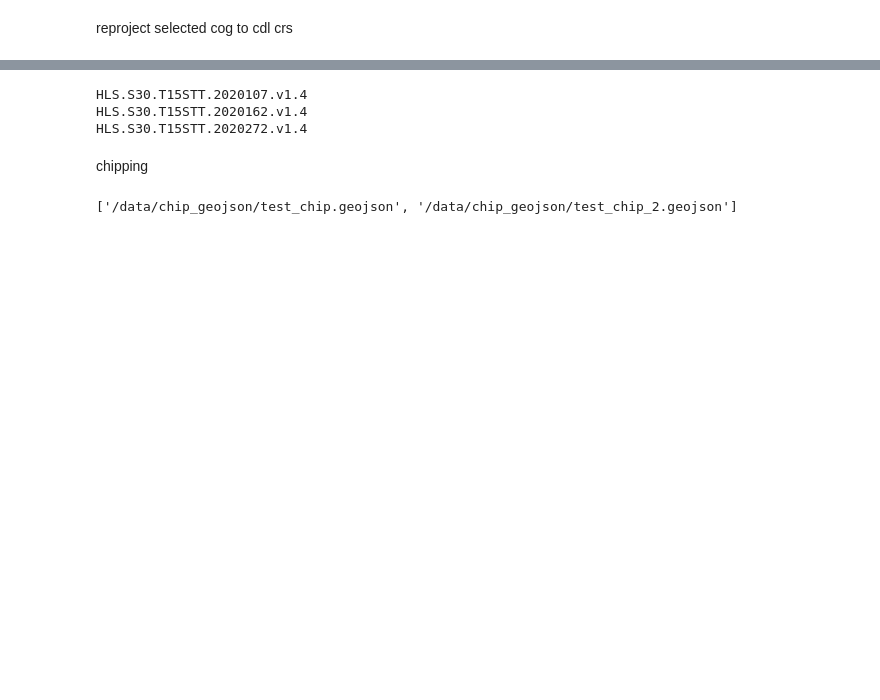
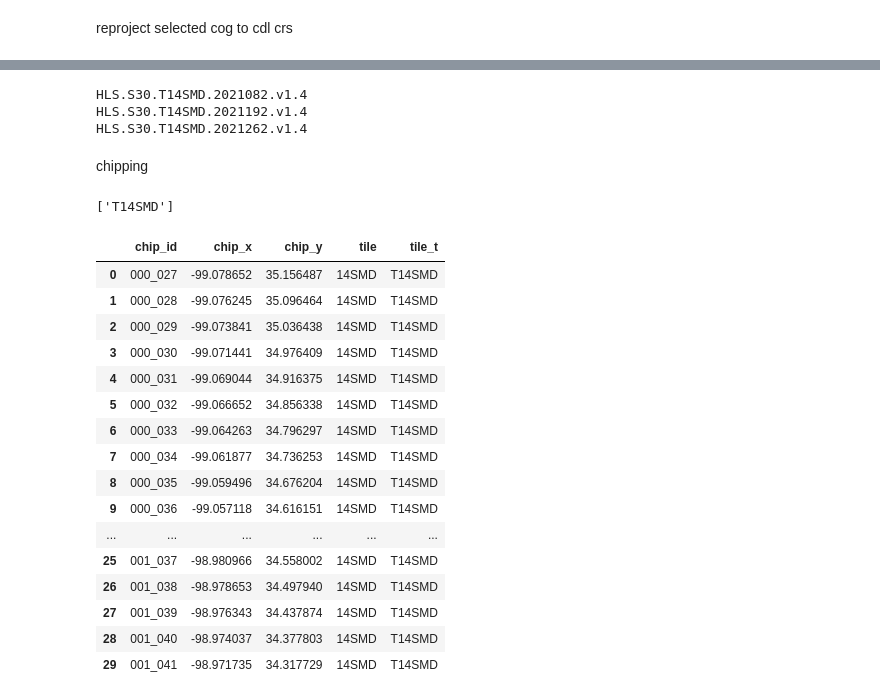
Before and after one commit to ClarkCGA/multi-temporal-crop-classification-training-data, a Jupyter notebook: workflow.ipynb, the cells around one changed output, grey strips where cells are left out. Drawn from its saved outputs; the diff is of its cells as text; code cells hidden in the pictures; blank space fills up the shorter version.

```diff
--- a/workflow.ipynb
+++ b/workflow.ipynb
@@ -154,14 +345,23 @@ Select 3 best images (need to loop this over tiles)
 # %%
-cloud_thres = 5
-valid_months = [3,4,5,6,7,8,9]
-cand_images = image_index[(image_index.spatial_coverage == 100) & (image_index.cloud_coverage <= cloud_thres) & (image_index.month.isin(valid_months))]
-#cand_images.sort_values(['cloud_coverage']).head(50)
+tiles_to_process = image_index.tile.unique().tolist()
+image_index['converted'] = False
+
+for tile in tiles_to_process:
+    print(tile)
+    cand_images = image_index[(image_index.tile == tile) &(image_index.spatial_coverage == 100) & (image_index.cloud_coverage <= cloud_thres)]
+    print(cand_images)
+    first_image, first_image_id, cand_images = convert_first_date(cand_images)
+    last_image, last_image_id, last_images = convert_last_date(cand_images)
+    middle_image, middle_image_id, middle_images = convert_middle_date(cand_images)
+
+    selected_images = pd.concat([first_image, middle_image, last_image], ignore_index = True)
+    print(selected_images)
+
+    image_index.loc[image_index.image_id == first_image_id  , 'converted'] = True
+    image_index.loc[image_index.image_id == middle_image_id  , 'converted'] = True
+    image_index.loc[image_index.image_id == last_image_id  , 'converted'] = True
 
 
-cand_image_count = len(cand_images)
-first_image = cand_images.head(1)
-last_image = cand_images.tail(1)
-middle_image = cand_images.head(cand_image_count // 2).tail(1)
-
-selected_images = pd.concat([first_image, middle_image, last_image], ignore_index = True)
+    assert len(selected_images) == 3
+    assert len(selected_images.image_id.unique()) == 3
 # %% [output]
@@ -239,3 +420,6 @@ def reproject_hls_to_cdl(scene_folder,
         cdl = xarray.open_rasterio(cdl_file)
         xds_new = xds.rio.reproject_match(cdl, resampling = Resampling.bilinear)
         xds_new.rio.to_raster(raster_path = f"{scene_folder}/{scene_folder.split('/')[-1]}.{band}.5070.tif")
+# %%
+selected_images = (image_index[image_index.converted == True]).reset_index(drop = True)
+print(selected_images)
@@ -242,19 +436,37 @@ def reproject_hls_to_cdl(scene_folder,
 # %%
-for k in range(len(selected_images):
+## reproject to cdl
+for k in range(len(selected_images)):
     image_id = selected_images.at[k, 'image_id']
     print(image_id)
-    reproject_hls_to_cdl("/data/tif/" + image_id,
-                         bands = ["B01", "B02", "B03", "B04", "B05", "B06", "B07", "B08", "B8A", "B09", "B10", "B11", "B12"])
+    reproject_hls_to_cdl("/data/tif/" + image_id)
 # %% [output]
-HLS.S30.T15STT.2020107.v1.4
-HLS.S30.T15STT.2020162.v1.4
-HLS.S30.T15STT.2020272.v1.4
+HLS.S30.T14SMD.2021082.v1.4
+HLS.S30.T14SMD.2021192.v1.4
+HLS.S30.T14SMD.2021262.v1.4
 # %% [markdown]
 chipping
 # %%
-# this cell is a sample clipping of an HLS scene using a sample file `chip.geojson`
-
-chips_list = sorted(glob(chip_geojson_dir + '*.geojson'))
-print(chips_list)
+chip_df['tile_t'] = "T" + chip_df.tile
+tiles_to_chip = selected_images.tile.unique()
+print(tiles_to_chip)
+chips_to_process = chip_df[chip_df.tile_t.isin(tiles_to_process)].reset_index(drop = True)
+chips_to_process
 # %% [output]
-['/data/chip_geojson/test_chip.geojson', '/data/chip_geojson/test_chip_2.geojson']
+['T14SMD']
+|  | chip_id | chip_x | chip_y | tile | tile_t |
+| 0 | 000_027 | -99.078652 | 35.156487 | 14SMD | T14SMD |
+| 1 | 000_028 | -99.076245 | 35.096464 | 14SMD | T14SMD |
+| 2 | 000_029 | -99.073841 | 35.036438 | 14SMD | T14SMD |
+| 3 | 000_030 | -99.071441 | 34.976409 | 14SMD | T14SMD |
+| 4 | 000_031 | -99.069044 | 34.916375 | 14SMD | T14SMD |
+| 5 | 000_032 | -99.066652 | 34.856338 | 14SMD | T14SMD |
+| 6 | 000_033 | -99.064263 | 34.796297 | 14SMD | T14SMD |
+| 7 | 000_034 | -99.061877 | 34.736253 | 14SMD | T14SMD |
+| 8 | 000_035 | -99.059496 | 34.676204 | 14SMD | T14SMD |
+| 9 | 000_036 | -99.057118 | 34.616151 | 14SMD | T14SMD |
+| ... | ... | ... | ... | ... | ... |
+| 25 | 001_037 | -98.980966 | 34.558002 | 14SMD | T14SMD |
+| 26 | 001_038 | -98.978653 | 34.497940 | 14SMD | T14SMD |
+| 27 | 001_039 | -98.976343 | 34.437874 | 14SMD | T14SMD |
+| 28 | 001_040 | -98.974037 | 34.377803 | 14SMD | T14SMD |
+| 29 | 001_041 | -98.971735 | 34.317729 | 14SMD | T14SMD |
```
Also changed, not shown: parts of 34 cells of this notebook.
